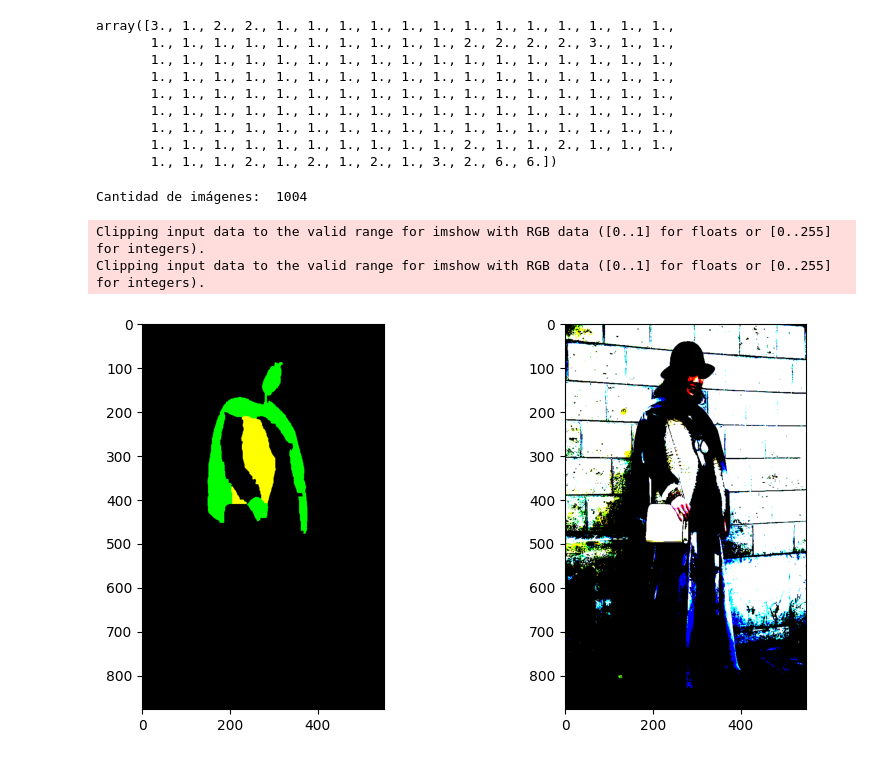
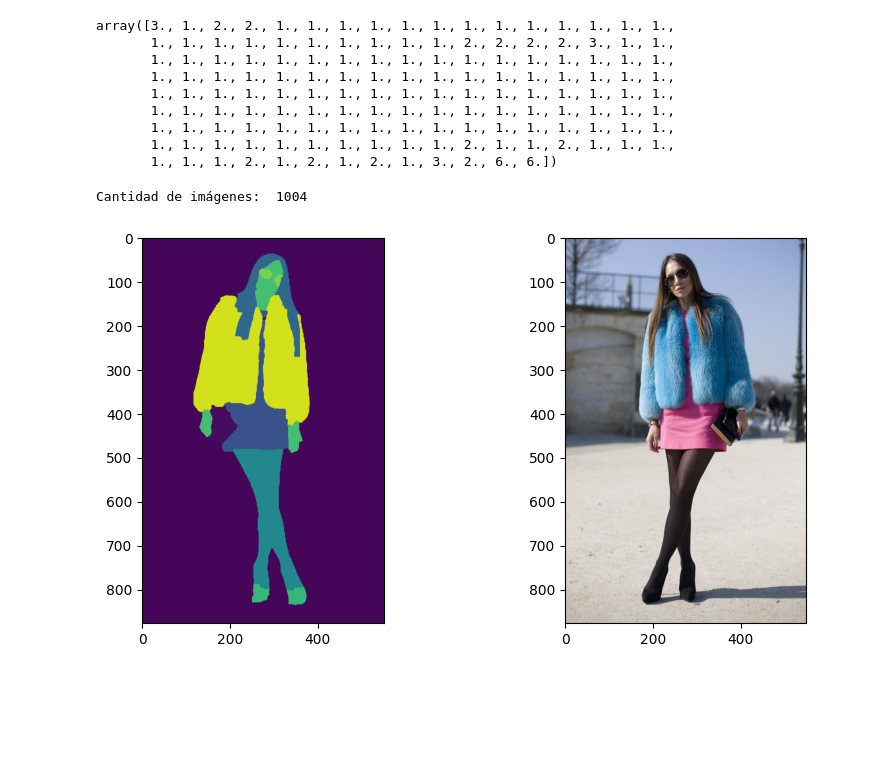
Before and after one commit to KrishT97/ClothVision, a Jupyter notebook: project.ipynb, the cells around one changed output. Drawn from its saved outputs; the diff is of its cells as text; code cells hidden in the pictures; blank space fills up the shorter version.

```diff
--- a/project.ipynb
+++ b/project.ipynb
@@ -102,8 +90,8 @@ class CustomClothingDataset(Dataset):
                  labels_dir='labels/pixel_level_labels_colored',
                  transform=transforms.Compose([
                      transforms.Resize((877,550)), #size mayor de las imagenes, para todas iguales sin perder información
-                     transforms.Lambda(lambda x: x / 255), # reescalo de 0 a 1
-                     transforms.Normalize(mean=[0.485, 0.456, 0.406], std=[0.229, 0.224, 0.225]),# normalizo
+                     #transforms.Lambda(lambda x: x / 255), # reescalo de 0 a 1
+                     #transforms.Normalize(mean=[0.485, 0.456, 0.406], std=[0.229, 0.224, 0.225]),# normalizo
                      transforms.RandomHorizontalFlip() # data augmentation
         ])
                  ):
@@ -139,21 +130,19 @@ def get_class_weights(full_dataset, device):
 # %%
 from matplotlib import pyplot as plt
 import numpy as np
 from torch.utils.data import DataLoader
 
 dataset = CustomClothingDataset(root_dir=DATASET_DIR)
 data_loader = DataLoader(dataset, batch_size=BATCH_SIZE, shuffle=True)
 print("Cantidad de imágenes: ", len(data_loader.dataset))
 for image, label in data_loader:
     plt.figure(figsize=(10, 5))
     plt.subplot(1, 2, 1)
-    plt.imshow(np.transpose(label[0].int()* 255, (1, 2, 0)))
+    plt.imshow(np.transpose(label[0].int(), (1, 2, 0)))
     plt.subplot(1, 2, 2)
-    plt.imshow(np.transpose(image[0].int()* 255, (1, 2, 0)))
+    plt.imshow(np.transpose(image[0].int(), (1, 2, 0)))
     plt.show()
     break
 # %% [output]
 Cantidad de imágenes:  1004
-Clipping input data to the valid range for imshow with RGB data ([0..1] for floats or [0..255] for integers).
-Clipping input data to the valid range for imshow with RGB data ([0..1] for floats or [0..255] for integers).
-[figure, old version]
+[figure, new version]
```
Also changed, not shown: parts of 4 cells of this notebook.
